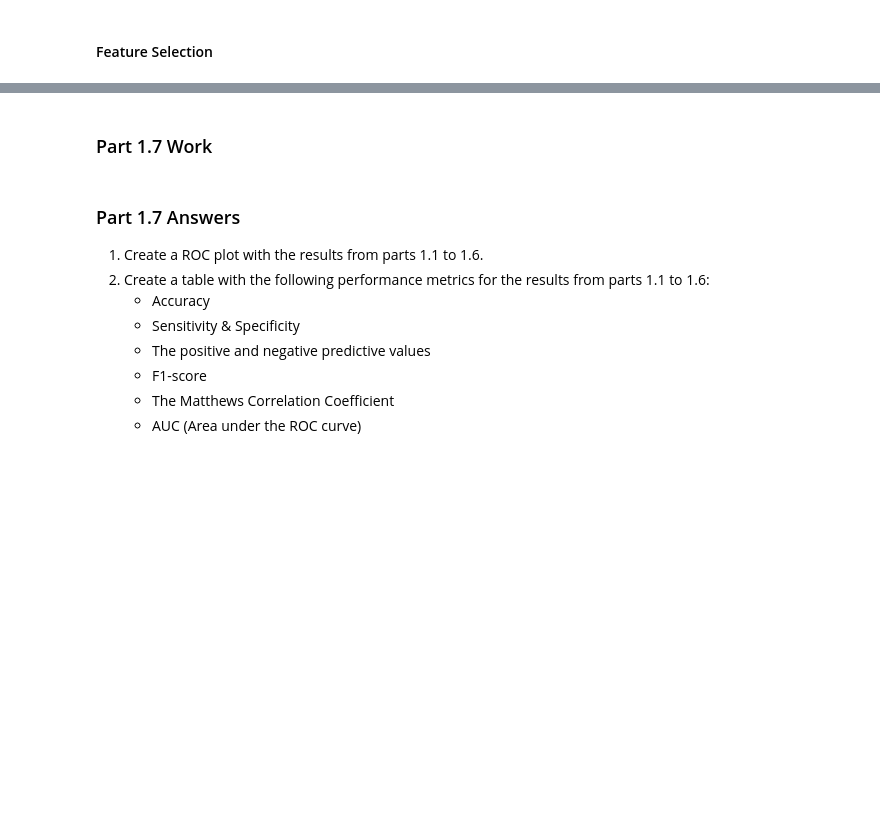
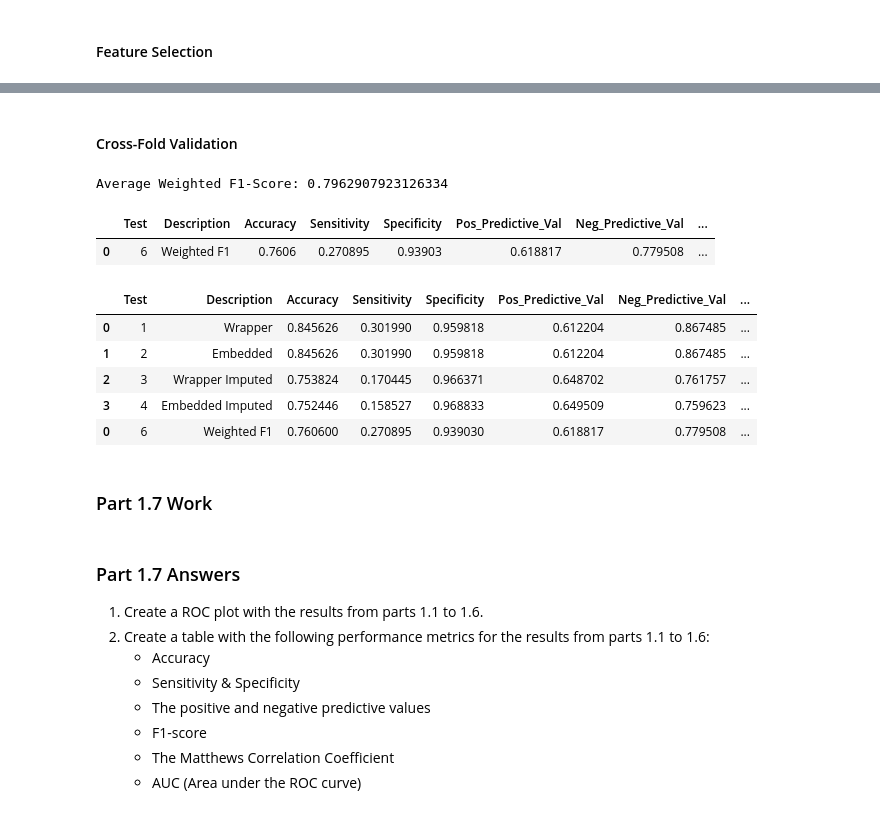
Before and after one commit to ryanquinnnelson/CMU-02718-HW3, a Jupyter notebook: HW_3_ryann.ipynb, the cells around one changed output, grey strips where cells are left out. Cells and saved outputs as stored; diff of their text form; code cells hidden in the pictures; blank space fills up the shorter version.

```diff
--- a/HW_3_ryann.ipynb
+++ b/HW_3_ryann.ipynb
@@ -917,8 +930,8 @@ def weighted_f1(cm):
 #### Feature Selection
 # %%
 # data
-X_1_6 = X_1_5[:50000]
-y_1_6 = y_1_5[:50000]
+X_1_6 = X_1_5
+y_1_6 = y_1_5
 # %%
 # use same feature selection as 1.3
 X_1_6_classifier = build_X_from_features(X_1_6,features_wrapper_imputed)
@@ -1048,0 +983,27 @@ Wall time: 4.14 s
+# %% [markdown]
+#### Cross-Fold Validation
+# %%
+# create dataframe to store test results of each fold
+df_folds = pd.DataFrame(
+    columns=['Test',
+             'Description',
+             'Accuracy',
+             'Sensitivity',
+             'Specificity',
+             'Pos_Predictive_Val',
+             'Neg_Predictive_Val',
+             'F1_Score',
+             'Matthew_Corr_Coef',
+             'AUC'
+            ]).astype(
+    dtype= {'Test':'int64',
+            'Description':'object',
+            'Accuracy':'float64',
+            'Sensitivity':'float64',
+             'Specificity':'float64',
+             'Pos_Predictive_Val':'float64',
+             'Neg_Predictive_Val':'float64',
+             'F1_Score':'float64',
+             'Matthew_Corr_Coef':'float64',
+             'AUC':'float64'
+           })
@@ -1049,3 +1045,31 @@ Wall time: 4.14 s
+# %%
+# calculate the average weighted F1 score
+from statistics import mean
+
+print("Average Weighted F1-Score:",mean(weighted_f1_scores))
+# %% [output]
+Average Weighted F1-Score: 0.7962907923126334
+# %%
+# find the average results for each metric
+df_folds_avg=df_folds.groupby(["Description"]).mean().reset_index()
+col_list = ['Test','Description'] + list(df_folds_avg.columns)[2:] # reorder columns
+df_folds_avg = df_folds_avg[col_list]
+df_folds_avg
+# %% [output]
+|  | Test | Description | Accuracy | Sensitivity | Specificity | Pos_Predictive_Val | Neg_Predictive_Val | ... |
+| 0 | 6 | Weighted F1 | 0.7606 | 0.270895 | 0.93903 | 0.618817 | 0.779508 | ... |
+# %%
+# add row to results dataframe
+df_results = pd.concat([df_results,df_folds_avg])
+# %%
+df_results
+# %% [output]
+|  | Test | Description | Accuracy | Sensitivity | Specificity | Pos_Predictive_Val | Neg_Predictive_Val | ... |
+| 0 | 1 | Wrapper | 0.845626 | 0.301990 | 0.959818 | 0.612204 | 0.867485 | ... |
+| 1 | 2 | Embedded | 0.845626 | 0.301990 | 0.959818 | 0.612204 | 0.867485 | ... |
+| 2 | 3 | Wrapper Imputed | 0.753824 | 0.170445 | 0.966371 | 0.648702 | 0.761757 | ... |
+| 3 | 4 | Embedded Imputed | 0.752446 | 0.158527 | 0.968833 | 0.649509 | 0.759623 | ... |
+| 0 | 6 | Weighted F1 | 0.760600 | 0.270895 | 0.939030 | 0.618817 | 0.779508 | ... |
 # %% [markdown]
 ### Part 1.7 Work
 # %%
```
Also changed, not shown: parts of 41 cells of this notebook.
